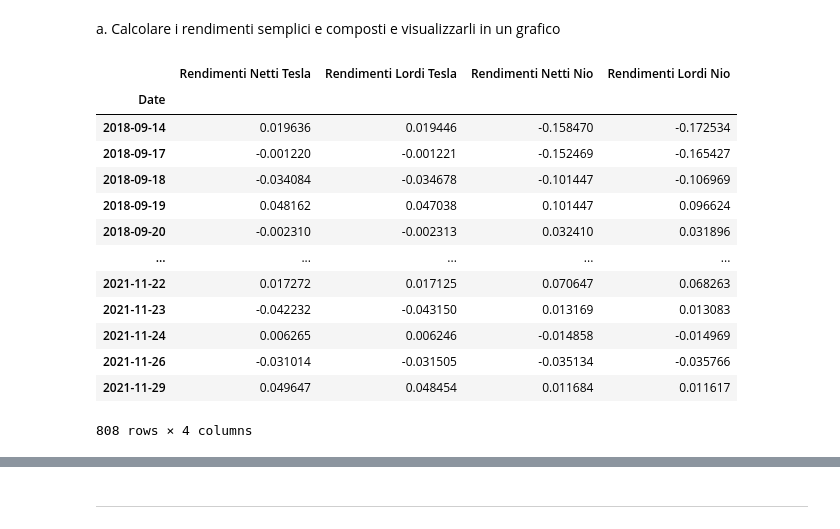
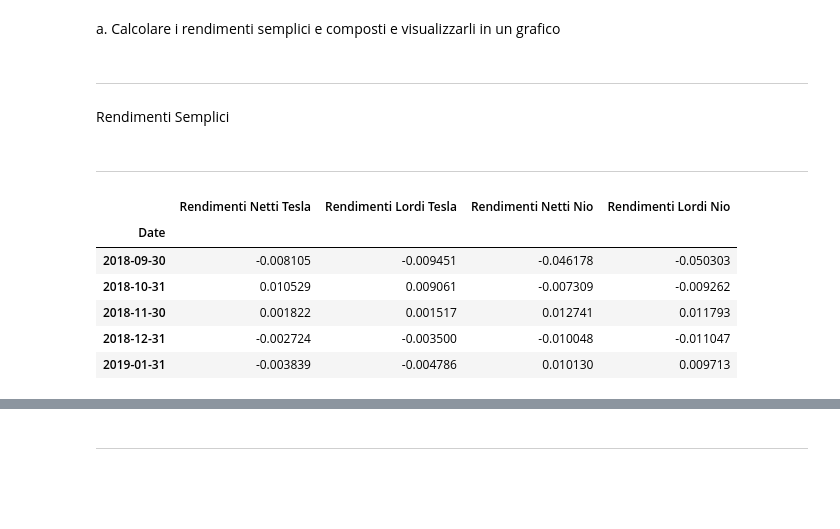
Before and after one commit to Simonotos/BusinessProject, a Jupyter notebook: BusinessProject.ipynb, the cells around one changed output, grey strips where cells are left out. Saved outputs shown, nothing was run; the diff lists cells and outputs as text; code cells hidden in the pictures; blank space fills up the shorter version.

```diff
--- a/BusinessProject.ipynb
+++ b/BusinessProject.ipynb
@@ -376,40 +371,39 @@ ________________________________________________________________________________
 _______________________________________________________________________________________________________
 # %% [markdown]
 a. Calcolare i rendimenti semplici e composti e visualizzarli in un grafico
+# %% [markdown]
+_______________________________________________________________________________________________________
+# %% [markdown]
+Rendimenti Semplici
+# %% [markdown]
+_______________________________________________________________________________________________________
 # %%
 import numpy as np
 import matplotlib.pyplot as plt
 
-#Tecnologia
 rendimenti_df = pd.DataFrame()
 tesla_df = tesla_df[['Adj Close']]
 nio_df = nio_df[['Adj Close']]
 
 rendimenti_netti_tesla = np.log(tesla_df/tesla_df.shift(1))
 rendimenti_lordi_tesla = np.log(rendimenti_netti_tesla + 1)
 
 rendimenti_netti_nio = np.log(nio_df/nio_df.shift(1))
 rendimenti_lordi_nio = np.log(rendimenti_netti_nio + 1)
 
 rendimenti_df["Rendimenti Netti Tesla"] = rendimenti_netti_tesla
 rendimenti_df["Rendimenti Lordi Tesla"] = rendimenti_lordi_tesla
 rendimenti_df["Rendimenti Netti Nio"] = rendimenti_netti_nio
 rendimenti_df["Rendimenti Lordi Nio"] = rendimenti_lordi_nio
 rendimenti_df = rendimenti_df.dropna()
-rendimenti_df
+rendimenti_df = rendimenti_df.groupby(pd.Grouper(freq='M')).mean()
+rendimenti_df.head()
 # %% [output]
 |  | Rendimenti Netti Tesla | Rendimenti Lordi Tesla | Rendimenti Netti Nio | Rendimenti Lordi Nio |
 | Date |  |  |  |  |
-| 2018-09-14 | 0.019636 | 0.019446 | -0.158470 | -0.172534 |
-| 2018-09-17 | -0.001220 | -0.001221 | -0.152469 | -0.165427 |
-| 2018-09-18 | -0.034084 | -0.034678 | -0.101447 | -0.106969 |
-| 2018-09-19 | 0.048162 | 0.047038 | 0.101447 | 0.096624 |
-| 2018-09-20 | -0.002310 | -0.002313 | 0.032410 | 0.031896 |
-| ... | ... | ... | ... | ... |
-| 2021-11-22 | 0.017272 | 0.017125 | 0.070647 | 0.068263 |
-| 2021-11-23 | -0.042232 | -0.043150 | 0.013169 | 0.013083 |
-| 2021-11-24 | 0.006265 | 0.006246 | -0.014858 | -0.014969 |
-| 2021-11-26 | -0.031014 | -0.031505 | -0.035134 | -0.035766 |
-| 2021-11-29 | 0.049647 | 0.048454 | 0.011684 | 0.011617 |
+| 2018-09-30 | -0.008105 | -0.009451 | -0.046178 | -0.050303 |
+| 2018-10-31 | 0.010529 | 0.009061 | -0.007309 | -0.009262 |
+| 2018-11-30 | 0.001822 | 0.001517 | 0.012741 | 0.011793 |
+| 2018-12-31 | -0.002724 | -0.003500 | -0.010048 | -0.011047 |
+| 2019-01-31 | -0.003839 | -0.004786 | 0.010130 | 0.009713 |
-808 rows × 4 columns
 # %%
```
Also changed, not shown: parts of 58 cells of this notebook, 1 other file.
